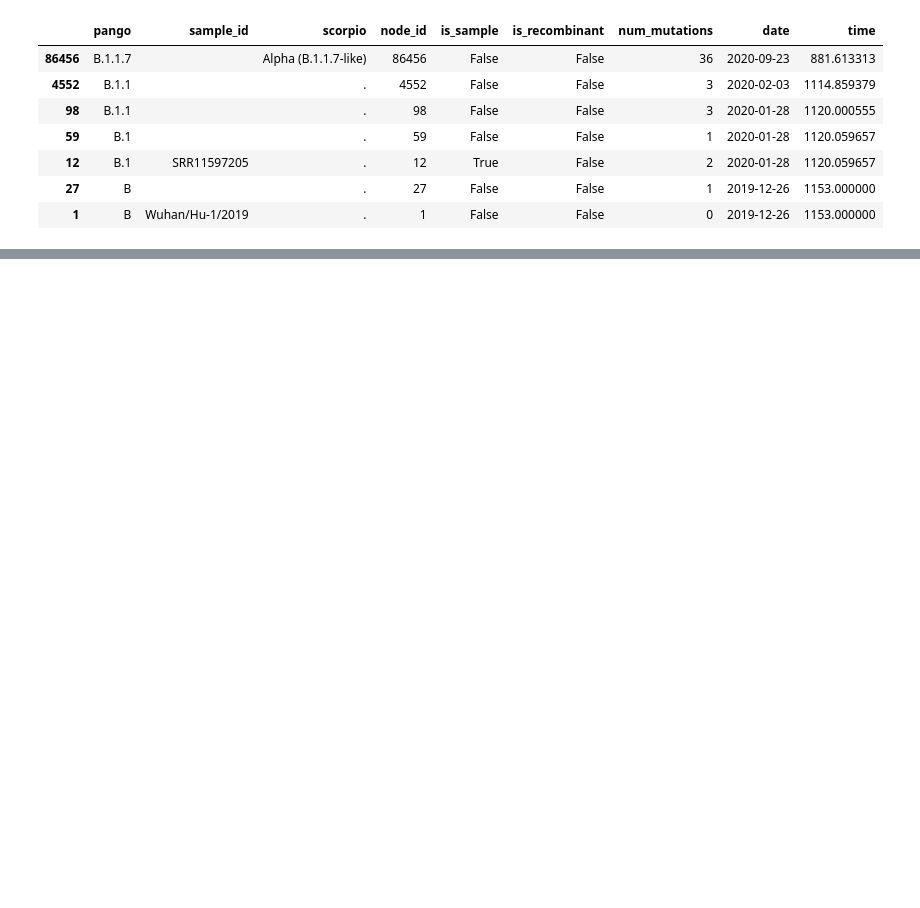
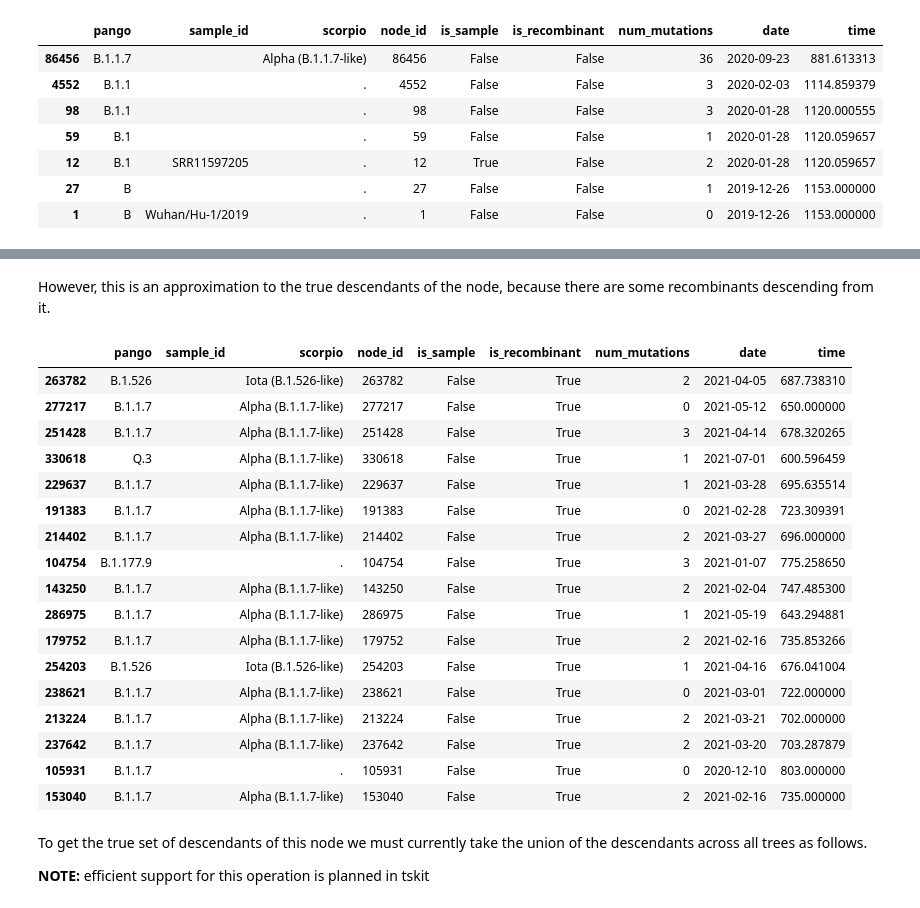
Before and after one commit to jeromekelleher/sc2ts-paper, a Jupyter notebook: notebooks/example_arg_analysis.ipynb, the cells around one changed output, grey strips where cells are left out. Drawn from its saved outputs; the diff is of its cells as text; code cells hidden in the pictures; blank space fills up the shorter version.

```diff
--- a/notebooks/example_arg_analysis.ipynb
+++ b/notebooks/example_arg_analysis.ipynb
@@ -87,7 +89,7 @@ dfn_pango
 # %% [markdown]
 We can then extract the "alpha origin" node easily:
 # %%
-alpha_origin = b.loc["B.1.1.7"]
+alpha_origin = dfn_pango.loc["B.1.1.7"]
 alpha_origin
 # %% [output]
 sample_id
@@ -330,0 +431,4 @@ Structuring algorithms like this in terms of the underlying Numpy arrays allows
+# %%
+tree = ts.first()
+descendants = tree.preorder(alpha_origin["node_id"])
+descendants
@@ -330,0 +438,3 @@ Structuring algorithms like this in terms of the underlying Numpy arrays allows
+# %%
+alpha_descendants = dfn.loc[descendants]
+alpha_descendants
@@ -330,0 +455,27 @@ Structuring algorithms like this in terms of the underlying Numpy arrays allows
+# %% [markdown]
+However, this is an approximation to the true descendants of the node, because there are some recombinants descending from it.
+# %%
+alpha_descendants[alpha_descendants["is_recombinant"]]
+# %% [output]
+|  | pango | sample_id | scorpio | node_id | is_sample | is_recombinant | num_mutations | date | time |
+| 263782 | B.1.526 |  | Iota (B.1.526-like) | 263782 | False | True | 2 | 2021-04-05 | 687.738310 |
+| 277217 | B.1.1.7 |  | Alpha (B.1.1.7-like) | 277217 | False | True | 0 | 2021-05-12 | 650.000000 |
+| 251428 | B.1.1.7 |  | Alpha (B.1.1.7-like) | 251428 | False | True | 3 | 2021-04-14 | 678.320265 |
+| 330618 | Q.3 |  | Alpha (B.1.1.7-like) | 330618 | False | True | 1 | 2021-07-01 | 600.596459 |
+| 229637 | B.1.1.7 |  | Alpha (B.1.1.7-like) | 229637 | False | True | 1 | 2021-03-28 | 695.635514 |
+| 191383 | B.1.1.7 |  | Alpha (B.1.1.7-like) | 191383 | False | True | 0 | 2021-02-28 | 723.309391 |
+| 214402 | B.1.1.7 |  | Alpha (B.1.1.7-like) | 214402 | False | True | 2 | 2021-03-27 | 696.000000 |
+| 104754 | B.1.177.9 |  | . | 104754 | False | True | 3 | 2021-01-07 | 775.258650 |
+| 143250 | B.1.1.7 |  | Alpha (B.1.1.7-like) | 143250 | False | True | 2 | 2021-02-04 | 747.485300 |
+| 286975 | B.1.1.7 |  | Alpha (B.1.1.7-like) | 286975 | False | True | 1 | 2021-05-19 | 643.294881 |
+| 179752 | B.1.1.7 |  | Alpha (B.1.1.7-like) | 179752 | False | True | 2 | 2021-02-16 | 735.853266 |
+| 254203 | B.1.526 |  | Iota (B.1.526-like) | 254203 | False | True | 1 | 2021-04-16 | 676.041004 |
+| 238621 | B.1.1.7 |  | Alpha (B.1.1.7-like) | 238621 | False | True | 0 | 2021-03-01 | 722.000000 |
+| 213224 | B.1.1.7 |  | Alpha (B.1.1.7-like) | 213224 | False | True | 2 | 2021-03-21 | 702.000000 |
+| 237642 | B.1.1.7 |  | Alpha (B.1.1.7-like) | 237642 | False | True | 2 | 2021-03-20 | 703.287879 |
+| 105931 | B.1.1.7 |  | . | 105931 | False | True | 0 | 2020-12-10 | 803.000000 |
+| 153040 | B.1.1.7 |  | Alpha (B.1.1.7-like) | 153040 | False | True | 2 | 2021-02-16 | 735.000000 |
+# %% [markdown]
+To get the true set of descendants of this node we must currently take the union of the descendants across all trees as follows.
+
+**NOTE:** efficient support for this operation is planned in tskit
```
Also changed, not shown: parts of 20 cells of this notebook.
